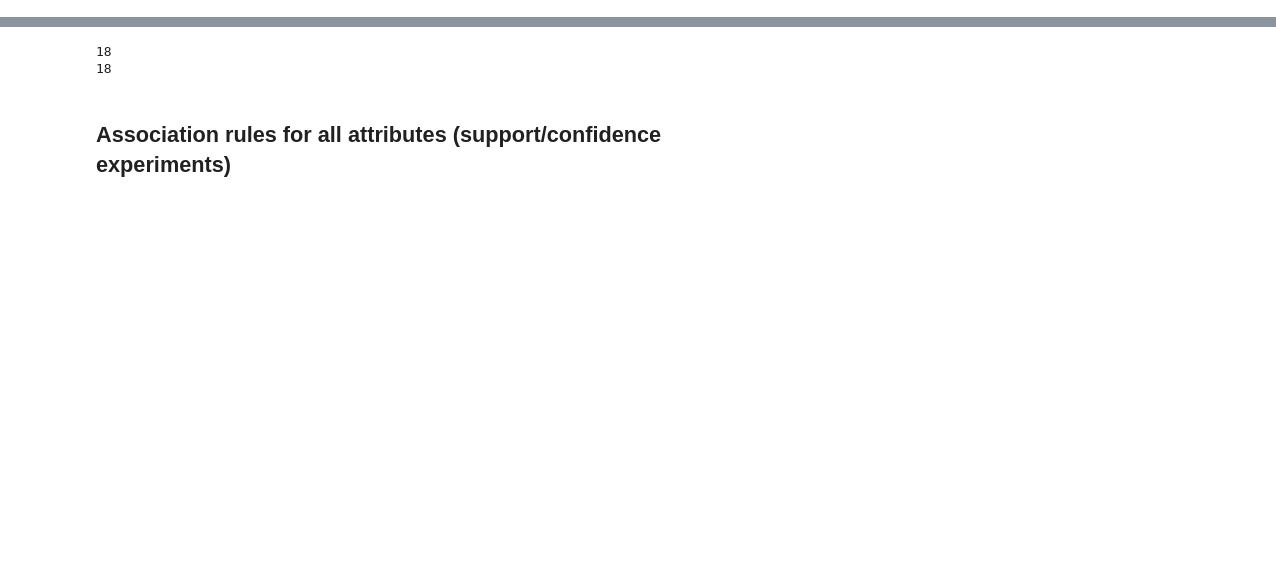
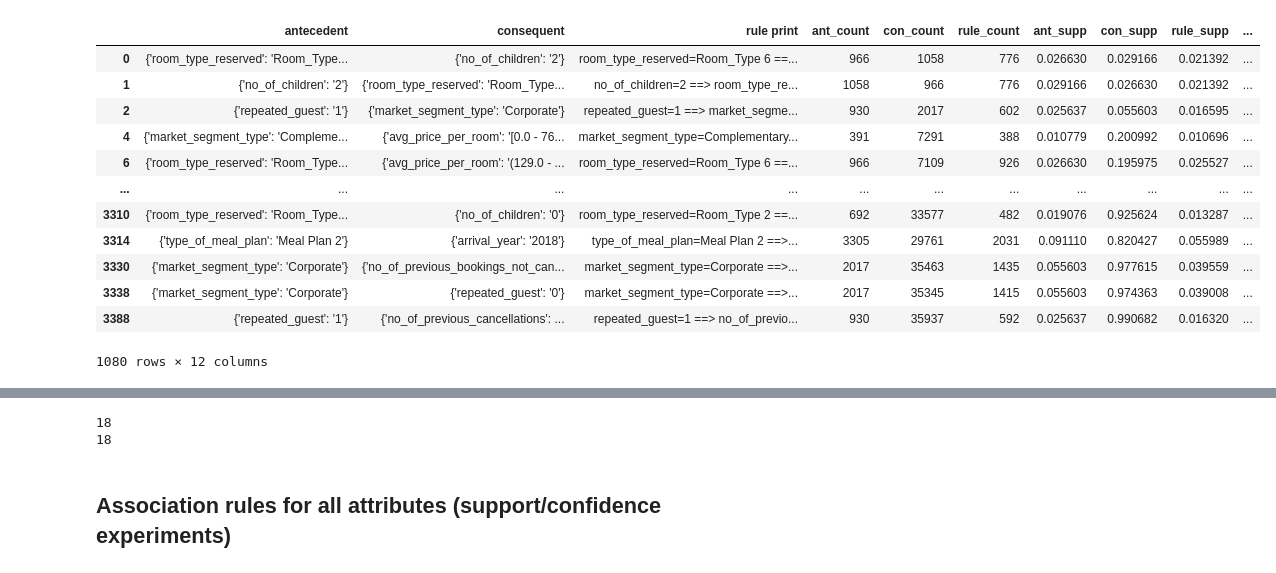
Before and after one commit to Ca3zsar/DM-Tasks, a Jupyter notebook: DM_Task2.ipynb, the cells around one changed output, grey strips where cells are left out. Drawn from its saved outputs; the diff is of its cells as text; code cells hidden in the pictures; blank space fills up the shorter version.

```diff
--- a/DM_Task2.ipynb
+++ b/DM_Task2.ipynb
@@ -12,0 +34,16 @@ hotel = hotel[1:]
+# %%
+rules_2[rules_2['confidence'] > 0.5]
+# %% [output]
+|  | antecedent | consequent | rule print | ant_count | con_count | rule_count | ant_supp | con_supp | rule_supp | ... |
+| 0 | {'room_type_reserved': 'Room_Type... | {'no_of_children': '2'} | room_type_reserved=Room_Type 6 ==... | 966 | 1058 | 776 | 0.026630 | 0.029166 | 0.021392 | ... |
+| 1 | {'no_of_children': '2'} | {'room_type_reserved': 'Room_Type... | no_of_children=2 ==> room_type_re... | 1058 | 966 | 776 | 0.029166 | 0.026630 | 0.021392 | ... |
+| 2 | {'repeated_guest': '1'} | {'market_segment_type': 'Corporate'} | repeated_guest=1 ==> market_segme... | 930 | 2017 | 602 | 0.025637 | 0.055603 | 0.016595 | ... |
+| 4 | {'market_segment_type': 'Compleme... | {'avg_price_per_room': '[0.0 - 76... | market_segment_type=Complementary... | 391 | 7291 | 388 | 0.010779 | 0.200992 | 0.010696 | ... |
+| 6 | {'room_type_reserved': 'Room_Type... | {'avg_price_per_room': '(129.0 - ... | room_type_reserved=Room_Type 6 ==... | 966 | 7109 | 926 | 0.026630 | 0.195975 | 0.025527 | ... |
+| ... | ... | ... | ... | ... | ... | ... | ... | ... | ... | ... |
+| 3310 | {'room_type_reserved': 'Room_Type... | {'no_of_children': '0'} | room_type_reserved=Room_Type 2 ==... | 692 | 33577 | 482 | 0.019076 | 0.925624 | 0.013287 | ... |
+| 3314 | {'type_of_meal_plan': 'Meal Plan 2'} | {'arrival_year': '2018'} | type_of_meal_plan=Meal Plan 2 ==>... | 3305 | 29761 | 2031 | 0.091110 | 0.820427 | 0.055989 | ... |
+| 3330 | {'market_segment_type': 'Corporate'} | {'no_of_previous_bookings_not_can... | market_segment_type=Corporate ==>... | 2017 | 35463 | 1435 | 0.055603 | 0.977615 | 0.039559 | ... |
+| 3338 | {'market_segment_type': 'Corporate'} | {'repeated_guest': '0'} | market_segment_type=Corporate ==>... | 2017 | 35345 | 1415 | 0.055603 | 0.974363 | 0.039008 | ... |
+| 3388 | {'repeated_guest': '1'} | {'no_of_previous_cancellations': ... | repeated_guest=1 ==> no_of_previo... | 930 | 35937 | 592 | 0.025637 | 0.990682 | 0.016320 | ... |
+1080 rows × 12 columns
```
Also changed, not shown: parts of 14 cells of this notebook.
